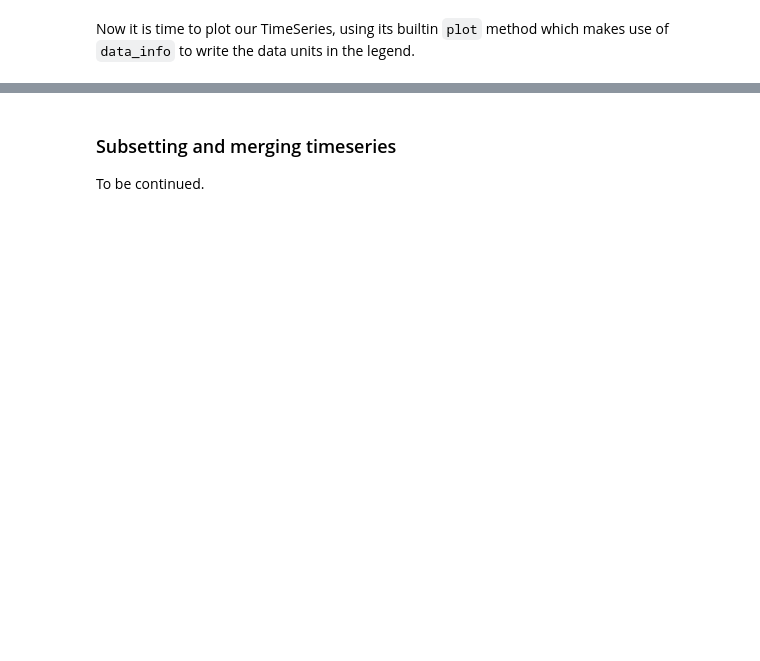
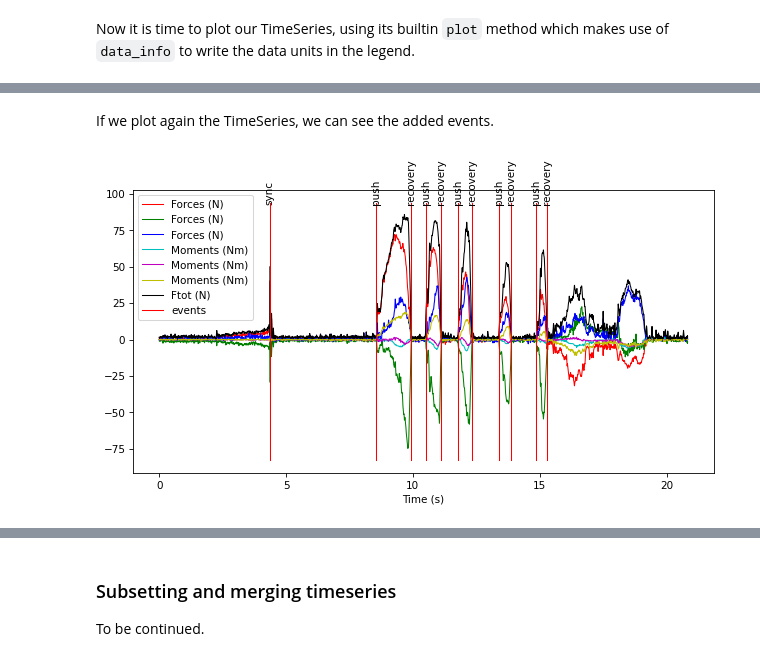
Before and after one commit to kineticstoolkit/kineticstoolkit, a Jupyter notebook: tutorials/index.ipynb, the cells around one changed output, grey strips where cells are left out. Cells and saved outputs as stored; diff of their text form; code cells hidden in the pictures; blank space fills up the shorter version.

```diff
--- a/tutorials/index.ipynb
+++ b/tutorials/index.ipynb
@@ -219,0 +206,18 @@ To be continued.
+# %%
+ts.add_event(4.35, 'sync')
+ts.add_event(8.56, 'push')
+ts.add_event(9.93, 'recovery')
+ts.add_event(10.50, 'push')
+ts.add_event(11.12, 'recovery')
+ts.add_event(11.78, 'push')
+ts.add_event(12.33, 'recovery')
+ts.add_event(13.39, 'push')
+ts.add_event(13.88, 'recovery')
+ts.add_event(14.86, 'push')
+ts.add_event(15.30, 'recovery')
+# %% [markdown]
+If we plot again the TimeSeries, we can see the added events.
+# %%
+ts.plot(plot_event_names=True)
+# %% [output]
+[figure, added]
```
Also changed, not shown: parts of 21 cells of this notebook, 8 other files.
